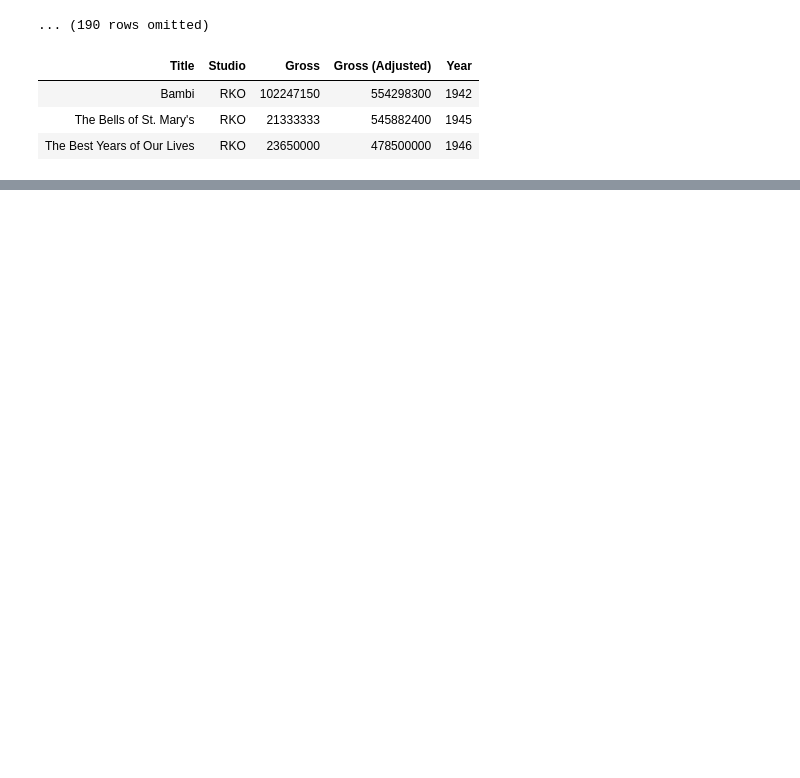
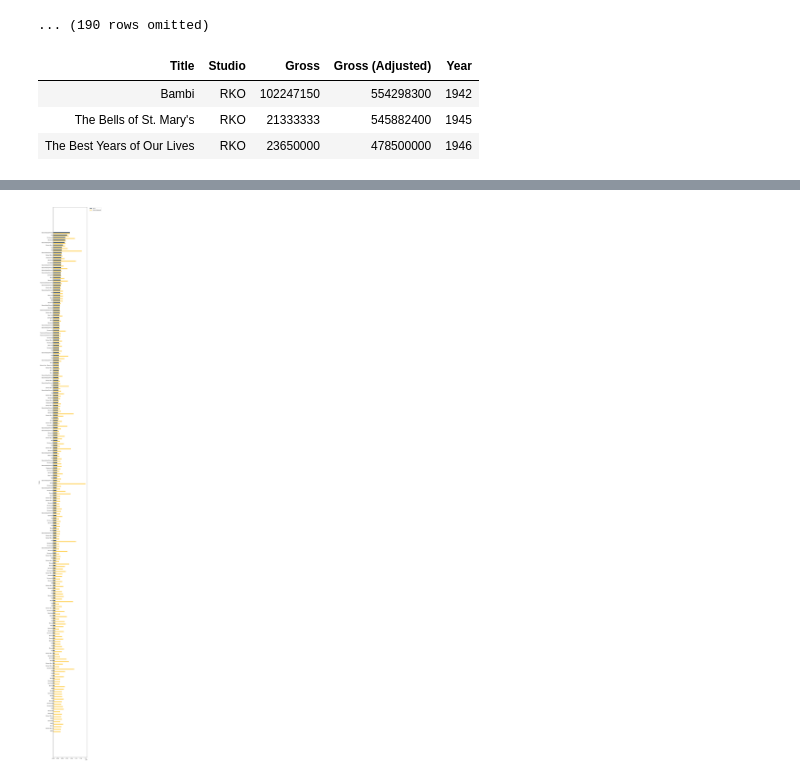
Before and after one commit to shionguha/cosc3570-introdatascience-fa18, a Jupyter notebook: aug30-sep4-in-class.ipynb, the cells around one changed output, grey strips where cells are left out. Saved outputs shown, nothing was run; the diff lists cells and outputs as text; code cells hidden in the pictures; blank space fills up the shorter version.

```diff
--- a/aug30-sep4-in-class.ipynb
+++ b/aug30-sep4-in-class.ipynb
@@ -186,0 +263,4 @@ sorted_by_gross
+# %%
+revenues.barh('Studio')
+# %% [output]
+[figure, added]
```
Also changed, not shown: parts of 18 cells of this notebook.
